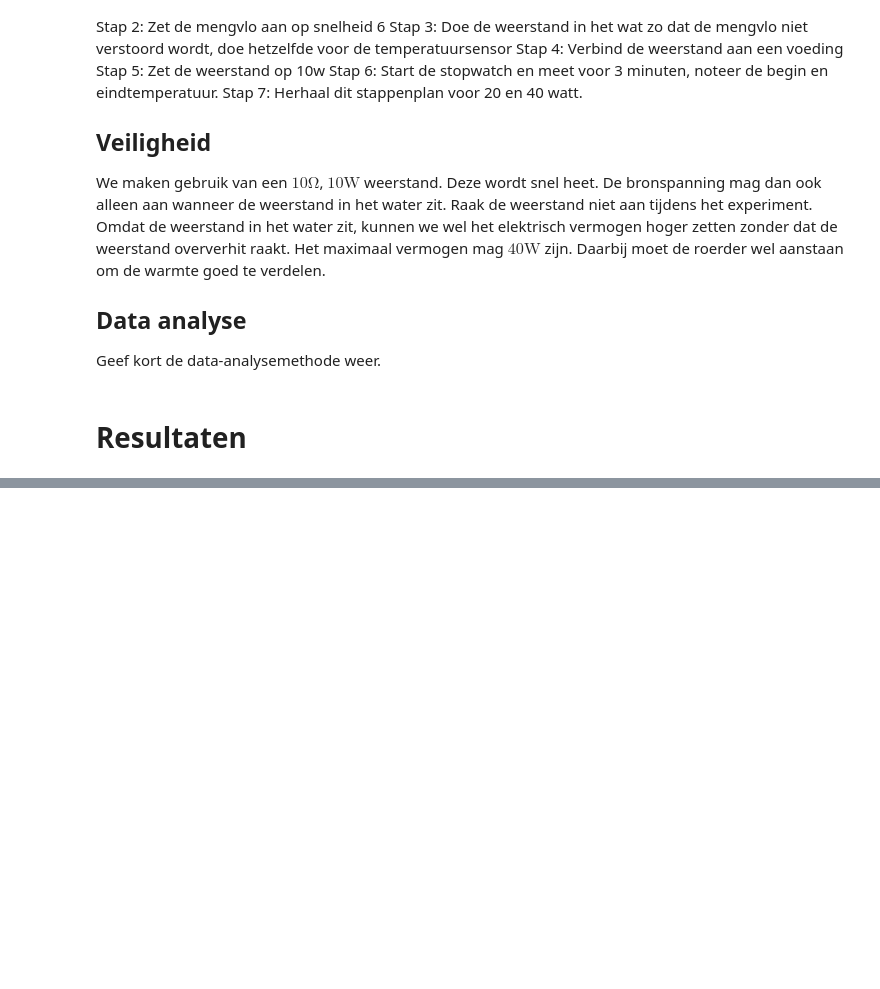
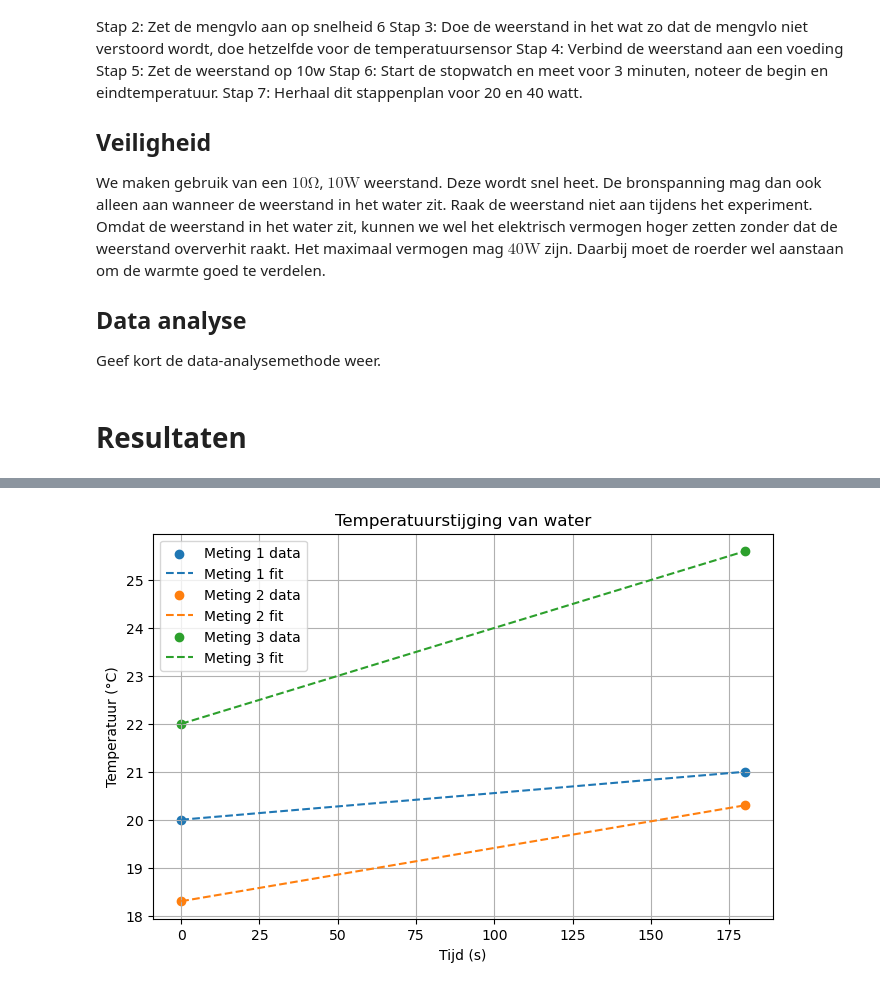
Before and after one commit to Radin-yo/Hebben-we-een-groepsnummer-, a Jupyter notebook: Content/Labs/cwater.ipynb, the cells around one changed output, grey strips where cells are left out. Cells and saved outputs as stored; diff of their text form; code cells hidden in the pictures; blank space fills up the shorter version.

Commit message:
cwater

```diff
--- a/Content/Labs/cwater.ipynb
+++ b/Content/Labs/cwater.ipynb
@@ -111,6 +136,11 @@ Geef kort de data-analysemethode weer.
 # Resultaten
 # %%
 # Hier de data en de analyse
+
+import numpy as np
+import matplotlib.pyplot as plt
+from scipy.optimize import curve_fit
+
 
 """
 Data:
@@ -151,3 +181,77 @@ Tijdens het meten van de temperatuur over een tijd van 3 minuten hebben we het v
 - Meting 3: 398.1 gram, niet precies 400 g.
 - De omgevingstemperatuur kon licht variëren.
 """
+
+# Tijd (in seconden)
+t = np.array([0, 180])
+
+metingen = [
+    {
+        "massa_g": 400.4,
+        "spanning": 10.0,
+        "stroom": 1.02,
+        "T": np.array([20.0, 21.0])
+    },
+    {
+        "massa_g": 401.0,
+        "spanning": 14.1,
+        "stroom": 1.44,
+        "T": np.array([18.3, 20.3])
+    },
+    {
+        "massa_g": 398.1,
+        "spanning": 19.9,
+        "stroom": 2.03,
+        "T": np.array([22.0, 25.6])
+    }
+]
+
+def lineair_model(t, a, b):
+    return a * t + b
+
+
+tijd = 180  # s
+c_waarden = []
+
+plt.figure(figsize=(8, 5))
+
+for i, m in enumerate(metingen, start=1):
+    # Curve fit
+    popt, _ = curve_fit(lineair_model, t, m["T"])
+    a, b = popt
+
+    # Temperatuurverloop (gladde lijn)
+    t_fit = np.linspace(0, 180, 100)
+    T_fit = lineair_model(t_fit, a, b)
+
+    # Fysica
+    massa = m["massa_g"] / 1000  # kg
+    vermogen = m["spanning"] * m["stroom"]
+    energie = vermogen * tijd
+    delta_T = a * tijd
+
+    c = energie / (massa * delta_T)
+    c_waarden.append(c)
+
+    # Plot
+    plt.scatter(t, m["T"], label=f"Meting {i} data")
+    plt.plot(t_fit, T_fit, linestyle="--", label=f"Meting {i} fit")
+
+    print(f"Meting {i}")
+    print(f"  dT/dt = {a:.5f} °C/s")
+    print(f"  c = {c:.0f} J/(kg·K)\n")
+
+plt.xlabel("Tijd (s)")
+plt.ylabel("Temperatuur (°C)")
+plt.title("Temperatuurstijging van water")
+plt.legend()
+plt.grid()
+plt.savefig("figures/cwater.png", dpi=450)
+plt.show()
+
+c_gemiddeld = np.mean(c_waarden)
+c_std = np.std(c_waarden)
+
+print(f"Gemiddelde c = {c_gemiddeld:.0f} J/(kg·K)")
+print(f"Standaardafwijking = {c_std:.0f} J/(kg·K)")
+# %% [output]
@@ -153,0 +269 @@ Tijdens het meten van de temperatuur over een tijd van 3 minuten hebben we het v
+[figure, added]
```
Also changed, not shown: parts of 3 cells of this notebook, 1 other file.
